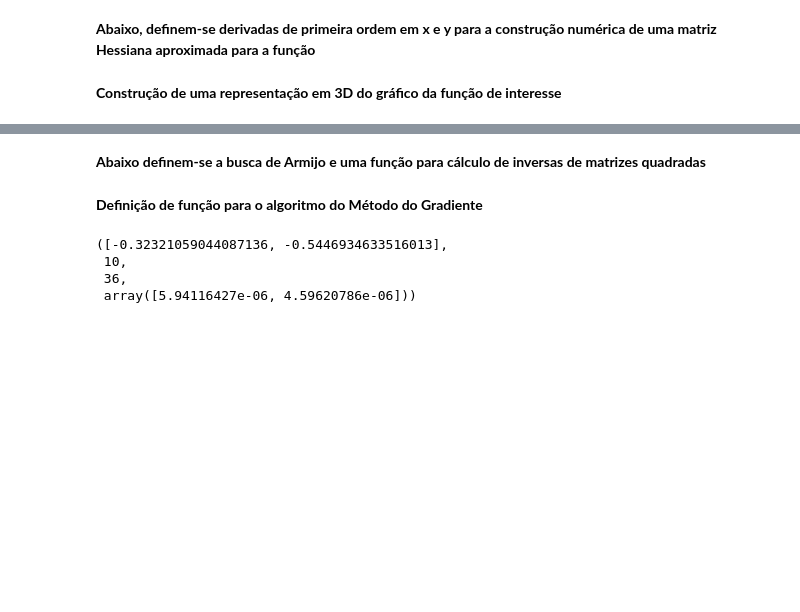
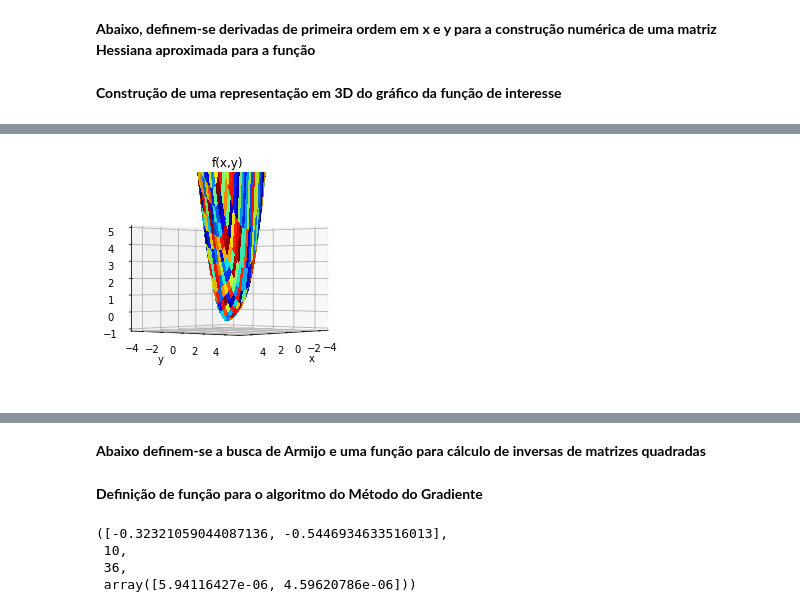
Before and after one commit to umjourje/COS360-Otimizacao-2022.2, a Jupyter notebook: all_methods_faltacoments.ipynb, the cells around one changed output, grey strips where cells are left out. Cells and saved outputs as stored; diff of their text form; code cells hidden in the pictures; blank space fills up the shorter version.

```diff
--- a/all_methods_faltacoments.ipynb
+++ b/all_methods_faltacoments.ipynb
@@ -98,0 +200,5 @@ array([[ 2.7568025,  0.7568025],
+# %%
+ax_f_v1.view_init(0, 40)
+fig_f_domain
+# %% [output]
+[figure, added]
```
Also changed, not shown: parts of 37 cells of this notebook.
